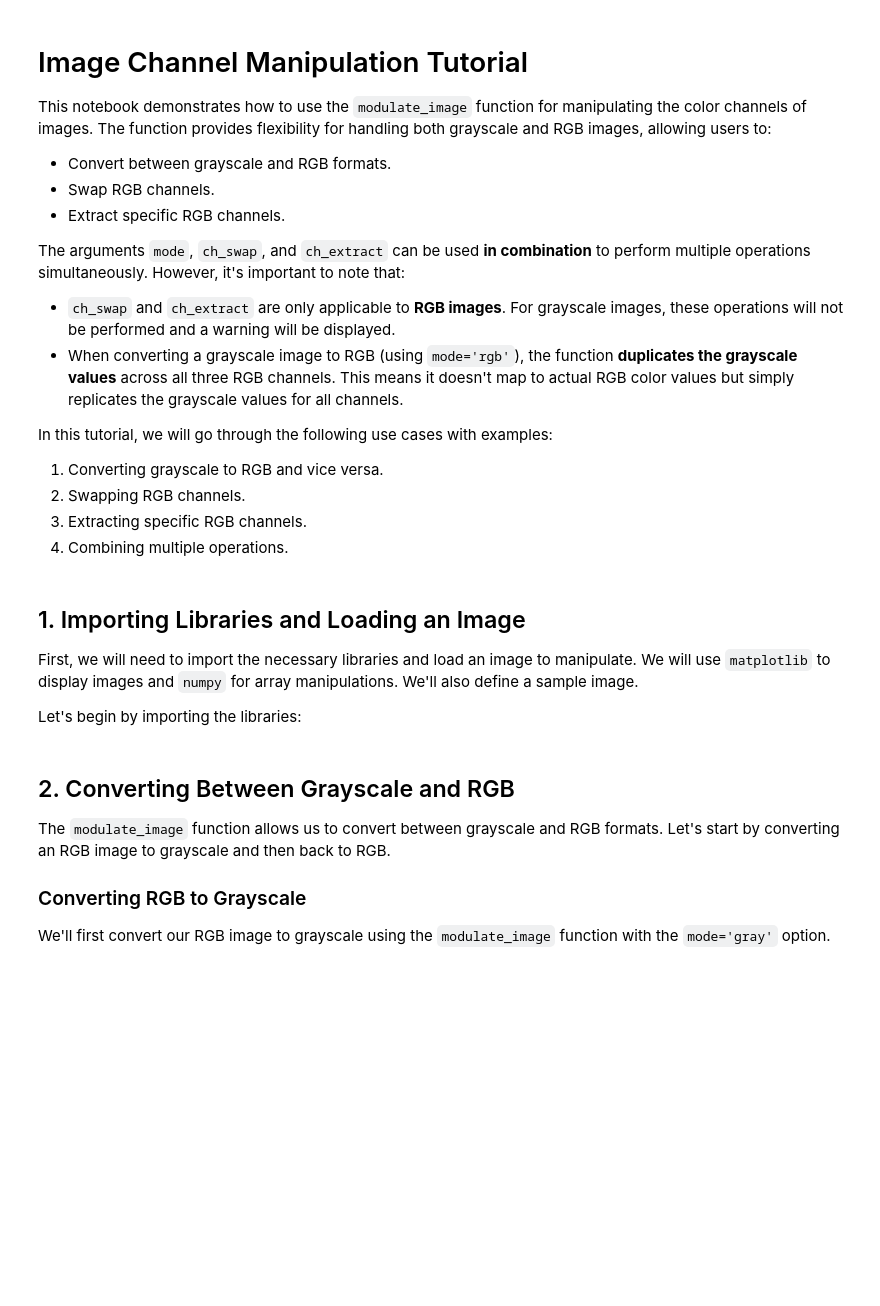
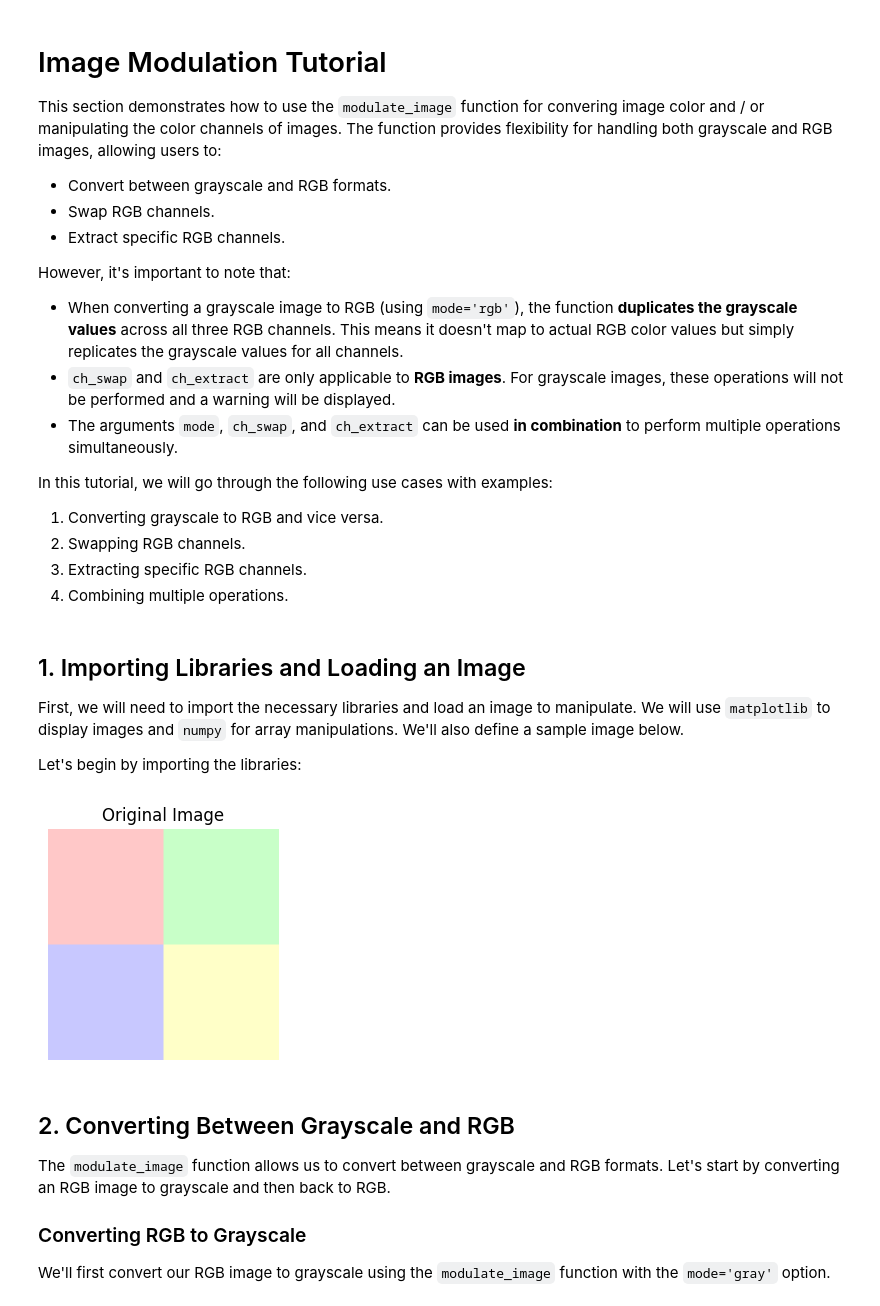
Before and after one commit to UBC-MDS/SharpEdge, a Jupyter notebook: docs/modulate_image.ipynb, the cells around one changed output. Saved outputs shown, nothing was run; the diff lists cells and outputs as text; code cells hidden in the pictures; blank space fills up the shorter version.

Commit message:
docs: rgb vs. grayscale conversion part tutorial completed

```diff
--- a/docs/modulate_image.ipynb
+++ b/docs/modulate_image.ipynb
@@ -1,15 +1,16 @@
 # %% [markdown]
-# Image Channel Manipulation Tutorial
+# Image Modulation Tutorial
 
-This notebook demonstrates how to use the `modulate_image` function for manipulating the color channels of images. The function provides flexibility for handling both grayscale and RGB images, allowing users to:
+This section demonstrates how to use the `modulate_image` function for convering image color and / or manipulating the color channels of images. The function provides flexibility for handling both grayscale and RGB images, allowing users to:
 - Convert between grayscale and RGB formats.
 - Swap RGB channels.
 - Extract specific RGB channels.
 
-The arguments `mode`, `ch_swap`, and `ch_extract` can be used **in combination** to perform multiple operations simultaneously. However, it's important to note that:
+However, it's important to note that:
 
+- When converting a grayscale image to RGB (using `mode='rgb'`), the function **duplicates the grayscale values** across all three RGB channels. This means it doesn't map to actual RGB color values but simply replicates the grayscale values for all channels.
 - `ch_swap` and `ch_extract` are only applicable to **RGB images**. For grayscale images, these operations will not be performed and a warning will be displayed.
-- When converting a grayscale image to RGB (using `mode='rgb'`), the function **duplicates the grayscale values** across all three RGB channels. This means it doesn't map to actual RGB color values but simply replicates the grayscale values for all channels.
+- The arguments `mode`, `ch_swap`, and `ch_extract` can be used **in combination** to perform multiple operations simultaneously.
 
 In this tutorial, we will go through the following use cases with examples:
 1. Converting grayscale to RGB and vice versa.
@@ -19,23 +20,45 @@ In this tutorial, we will go through the following use cases with examples:
 # %% [markdown]
 ## 1. Importing Libraries and Loading an Image
 
-First, we will need to import the necessary libraries and load an image to manipulate. We will use `matplotlib` to display images and `numpy` for array manipulations. We'll also define a sample image.
+First, we will need to import the necessary libraries and load an image to manipulate. We will use `matplotlib` to display images and `numpy` for array manipulations. We'll also define a sample image below.
 
 Let's begin by importing the libraries:
+# %%
+# Importing required libraries
+import numpy as np
+import matplotlib.pyplot as plt
+from sharpedge.modulate_image import modulate_image
+
+# Set global figure size for all images
+plt.rcParams['figure.figsize'] = (3, 3)
+# %%
+# Sample image (RGB)
+# Define the size of the image
+height, width = 200, 200
+
+# Create an empty image (all black initially)
+image = np.zeros((height, width, 3), dtype=np.uint8)
+
+# Divide the image into 4 sections (2x2 grid)
+# Top-left: Light Red
+image[:height//2, :width//2] = [255, 200, 200]  # Light red
+
+# Top-right: Light Green
+image[:height//2, width//2:] = [200, 255, 200]  # Light green
+
+# Bottom-left: Light Blue
+image[height//2:, :width//2] = [200, 200, 255]  # Light blue
+
+# Bottom-right: Light Yellow (Red + Green)
+image[height//2:, width//2:] = [255, 255, 200]  # Light yellow (mix of red and green)
 # %%
-# Importing required libraries
-import numpy as np
-import matplotlib.pyplot as plt
-from skimage import data
-
-# Sample image (RGB)
-image = data.astronaut()  # Using a built-in astronaut image from skimage
-
 # Display the original image
 plt.imshow(image)
 plt.title('Original Image')
 plt.axis('off')  # Hide axis
 plt.show()
+# %% [output]
+[figure, added]
 # %% [markdown]
 ## 2. Converting Between Grayscale and RGB
 
```
Also changed, not shown: parts of 5 cells of this notebook.
